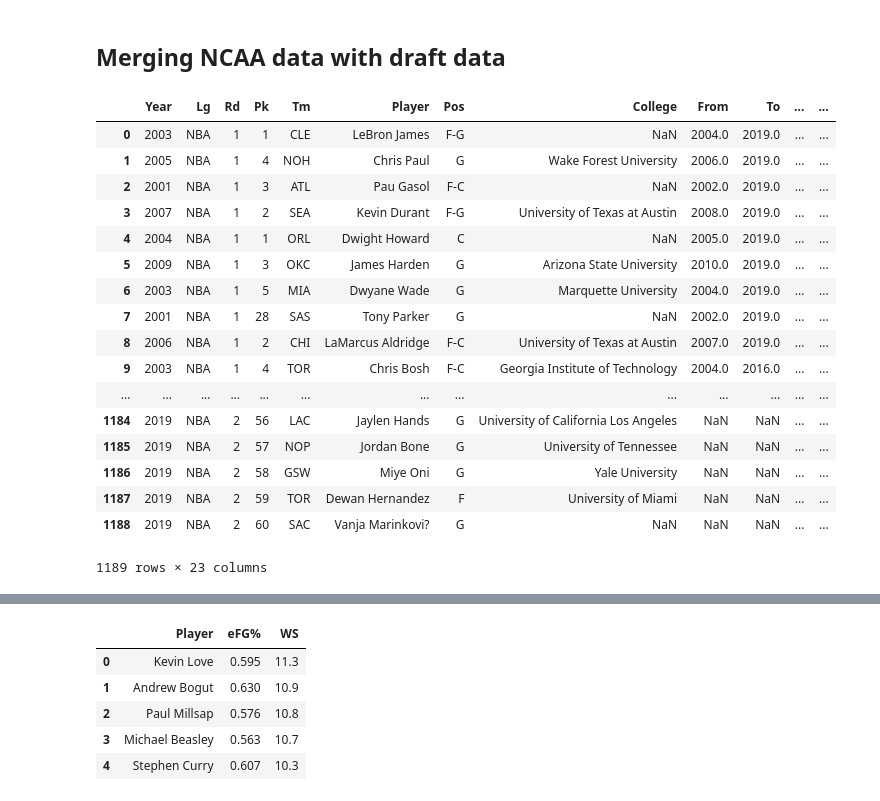
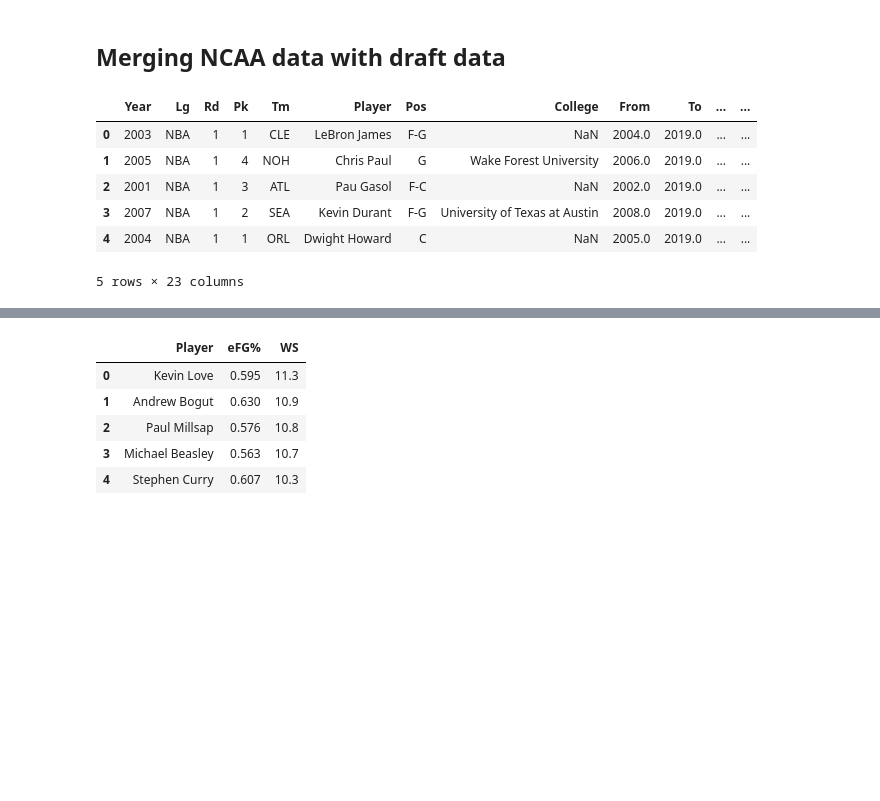
Before and after one commit to andrewfrilot/NBA_Scout, a Jupyter notebook: iPython_Notebooks/Merge.ipynb, the cells around one changed output, grey strips where cells are left out. Cells and saved outputs as stored; diff of their text form; code cells hidden in the pictures; blank space fills up the shorter version.

```diff
--- a/iPython_Notebooks/Merge.ipynb
+++ b/iPython_Notebooks/Merge.ipynb
@@ -200,23 +200,12 @@ agg_df.merge(player_team, on="Player", how= "left")
 # %%
 draft_data = pd.read_excel("../Draft2.xlsx")
 # %%
-draft_data
+draft_data.head()
 # %% [output]
 |  | Year | Lg | Rd | Pk | Tm | Player | Pos | College | From | To | ... | ... |
 | 0 | 2003 | NBA | 1 | 1 | CLE | LeBron James | F-G | NaN | 2004.0 | 2019.0 | ... | ... |
 | 1 | 2005 | NBA | 1 | 4 | NOH | Chris Paul | G | Wake Forest University | 2006.0 | 2019.0 | ... | ... |
 | 2 | 2001 | NBA | 1 | 3 | ATL | Pau Gasol | F-C | NaN | 2002.0 | 2019.0 | ... | ... |
 | 3 | 2007 | NBA | 1 | 2 | SEA | Kevin Durant | F-G | University of Texas at Austin | 2008.0 | 2019.0 | ... | ... |
 | 4 | 2004 | NBA | 1 | 1 | ORL | Dwight Howard | C | NaN | 2005.0 | 2019.0 | ... | ... |
-| 5 | 2009 | NBA | 1 | 3 | OKC | James Harden | G | Arizona State University | 2010.0 | 2019.0 | ... | ... |
-| 6 | 2003 | NBA | 1 | 5 | MIA | Dwyane Wade | G | Marquette University | 2004.0 | 2019.0 | ... | ... |
-| 7 | 2001 | NBA | 1 | 28 | SAS | Tony Parker | G | NaN | 2002.0 | 2019.0 | ... | ... |
-| 8 | 2006 | NBA | 1 | 2 | CHI | LaMarcus Aldridge | F-C | University of Texas at Austin | 2007.0 | 2019.0 | ... | ... |
-| 9 | 2003 | NBA | 1 | 4 | TOR | Chris Bosh | F-C | Georgia Institute of Technology | 2004.0 | 2016.0 | ... | ... |
-| ... | ... | ... | ... | ... | ... | ... | ... | ... | ... | ... | ... | ... |
-| 1184 | 2019 | NBA | 2 | 56 | LAC | Jaylen Hands | G | University of California Los Angeles | NaN | NaN | ... | ... |
-| 1185 | 2019 | NBA | 2 | 57 | NOP | Jordan Bone | G | University of Tennessee | NaN | NaN | ... | ... |
-| 1186 | 2019 | NBA | 2 | 58 | GSW | Miye Oni | G | Yale University | NaN | NaN | ... | ... |
-| 1187 | 2019 | NBA | 2 | 59 | TOR | Dewan Hernandez | F | University of Miami | NaN | NaN | ... | ... |
-| 1188 | 2019 | NBA | 2 | 60 | SAC | Vanja Marinkovi? | G | NaN | NaN | NaN | ... | ... |
-1189 rows × 23 columns
+5 rows × 23 columns
```
Also changed, not shown: parts of 8 cells of this notebook, 1 other file.
